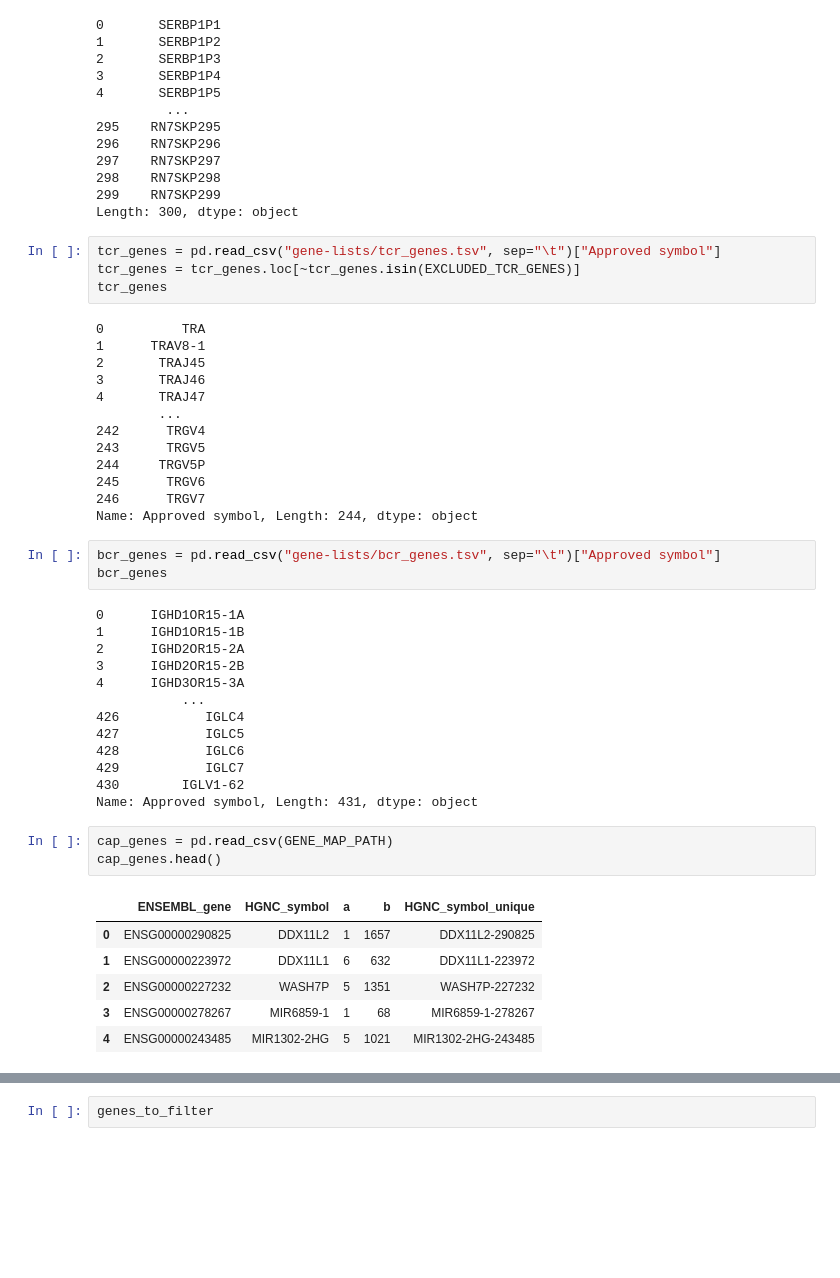
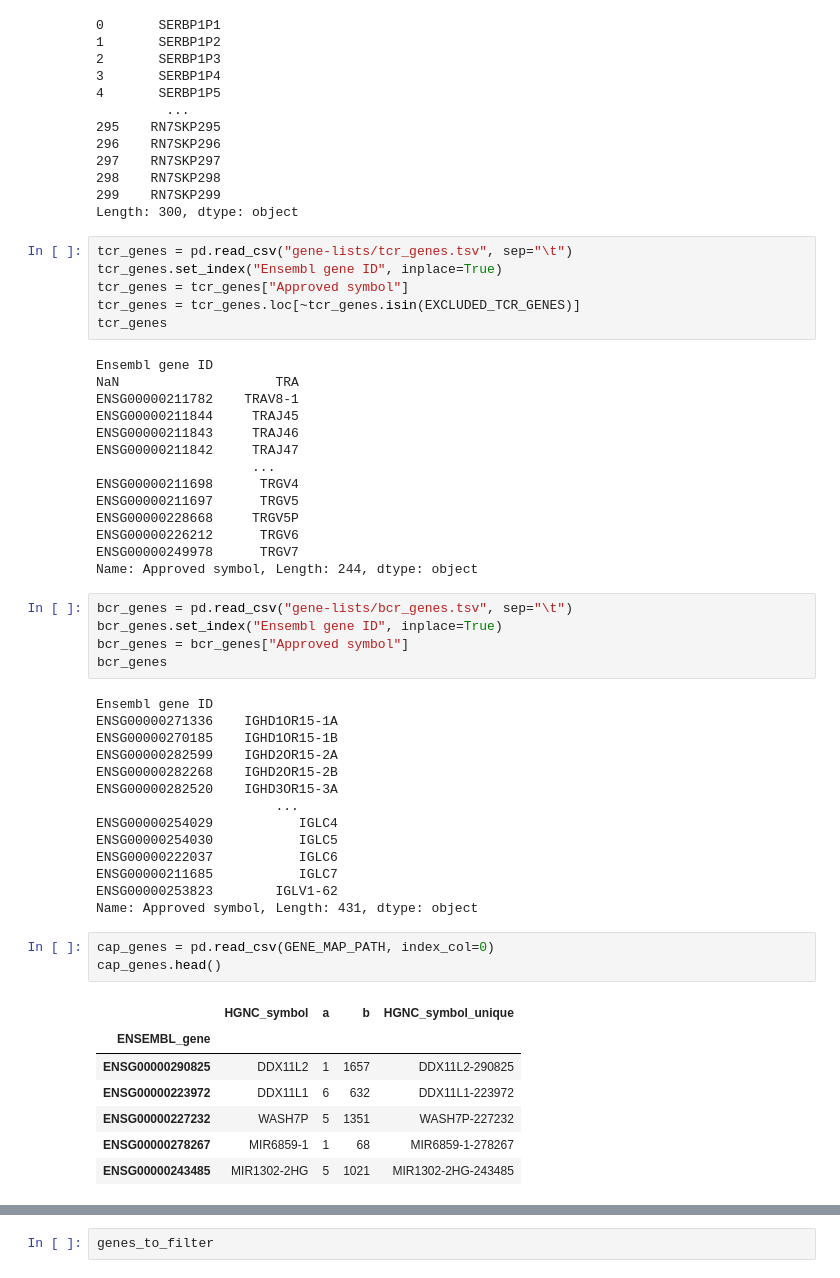
Before and after one commit to cellannotation/cap-gene-filtering, a Jupyter notebook: gene_filtering.ipynb, the cells around one changed output, grey strips where cells are left out. Cells and saved outputs as stored; diff of their text form; blank space fills up the shorter version.

Commit message:
Use ensembl ids

```diff
--- a/gene_filtering.ipynb
+++ b/gene_filtering.ipynb
@@ -164,48 +171,55 @@ incrna_pseudo
 299    RN7SKP299
 Length: 300, dtype: object
 # %%
-tcr_genes = pd.read_csv("gene-lists/tcr_genes.tsv", sep="\t")["Approved symbol"]
+tcr_genes = pd.read_csv("gene-lists/tcr_genes.tsv", sep="\t")
+tcr_genes.set_index("Ensembl gene ID", inplace=True)
+tcr_genes = tcr_genes["Approved symbol"]
 tcr_genes = tcr_genes.loc[~tcr_genes.isin(EXCLUDED_TCR_GENES)]
 tcr_genes
 # %% [output]
-0          TRA
-1      TRAV8-1
-2       TRAJ45
-3       TRAJ46
-4       TRAJ47
-        ...
-242      TRGV4
-243      TRGV5
-244     TRGV5P
-245      TRGV6
-246      TRGV7
+Ensembl gene ID
+NaN                    TRA
+ENSG00000211782    TRAV8-1
+ENSG00000211844     TRAJ45
+ENSG00000211843     TRAJ46
+ENSG00000211842     TRAJ47
+                    ...
+ENSG00000211698      TRGV4
+ENSG00000211697      TRGV5
+ENSG00000228668     TRGV5P
+ENSG00000226212      TRGV6
+ENSG00000249978      TRGV7
 Name: Approved symbol, Length: 244, dtype: object
 # %%
-bcr_genes = pd.read_csv("gene-lists/bcr_genes.tsv", sep="\t")["Approved symbol"]
+bcr_genes = pd.read_csv("gene-lists/bcr_genes.tsv", sep="\t")
+bcr_genes.set_index("Ensembl gene ID", inplace=True)
+bcr_genes = bcr_genes["Approved symbol"]
 bcr_genes
 # %% [output]
-0      IGHD1OR15-1A
-1      IGHD1OR15-1B
-2      IGHD2OR15-2A
-3      IGHD2OR15-2B
-4      IGHD3OR15-3A
-           ...
-426           IGLC4
-427           IGLC5
-428           IGLC6
-429           IGLC7
-430        IGLV1-62
+Ensembl gene ID
+ENSG00000271336    IGHD1OR15-1A
+ENSG00000270185    IGHD1OR15-1B
+ENSG00000282599    IGHD2OR15-2A
+ENSG00000282268    IGHD2OR15-2B
+ENSG00000282520    IGHD3OR15-3A
+                       ...
+ENSG00000254029           IGLC4
+ENSG00000254030           IGLC5
+ENSG00000222037           IGLC6
+ENSG00000211685           IGLC7
+ENSG00000253823        IGLV1-62
 Name: Approved symbol, Length: 431, dtype: object
 # %%
-cap_genes = pd.read_csv(GENE_MAP_PATH)
+cap_genes = pd.read_csv(GENE_MAP_PATH, index_col=0)
 cap_genes.head()
 # %% [output]
-|  | ENSEMBL_gene | HGNC_symbol | a | b | HGNC_symbol_unique |
-| 0 | ENSG00000290825 | DDX11L2 | 1 | 1657 | DDX11L2-290825 |
-| 1 | ENSG00000223972 | DDX11L1 | 6 | 632 | DDX11L1-223972 |
-| 2 | ENSG00000227232 | WASH7P | 5 | 1351 | WASH7P-227232 |
-| 3 | ENSG00000278267 | MIR6859-1 | 1 | 68 | MIR6859-1-278267 |
-| 4 | ENSG00000243485 | MIR1302-2HG | 5 | 1021 | MIR1302-2HG-243485 |
+|  | HGNC_symbol | a | b | HGNC_symbol_unique |
+| ENSEMBL_gene |  |  |  |  |
+| ENSG00000290825 | DDX11L2 | 1 | 1657 | DDX11L2-290825 |
+| ENSG00000223972 | DDX11L1 | 6 | 632 | DDX11L1-223972 |
+| ENSG00000227232 | WASH7P | 5 | 1351 | WASH7P-227232 |
+| ENSG00000278267 | MIR6859-1 | 1 | 68 | MIR6859-1-278267 |
+| ENSG00000243485 | MIR1302-2HG | 5 | 1021 | MIR1302-2HG-243485 |
 # %%
 # Filter unknown names as well
 unknown = cap_genes.loc[cap_genes.HGNC_symbol.str.startswith("ENSG"), "HGNC_symbol"]
```
Also changed, not shown: parts of 9 cells of this notebook, 1 other file.
